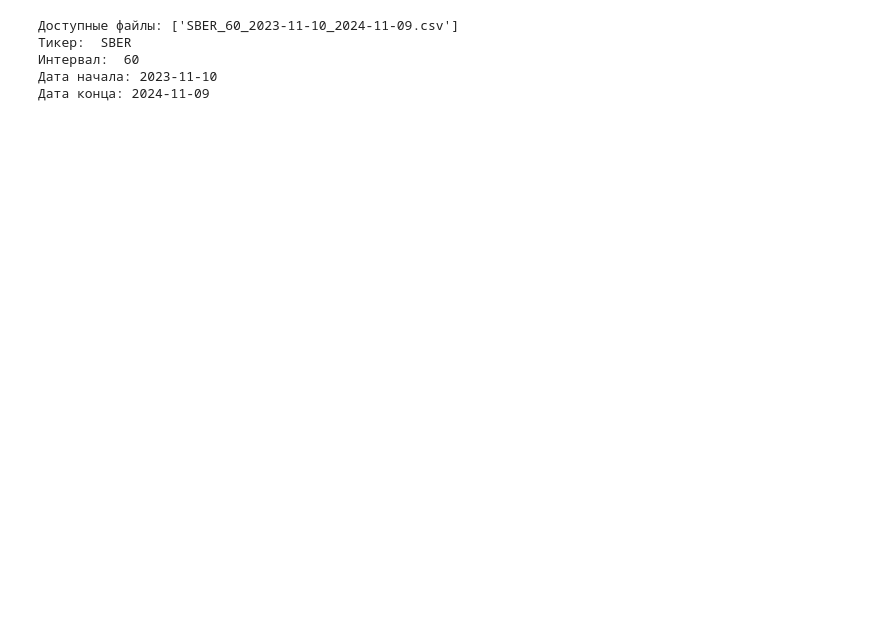
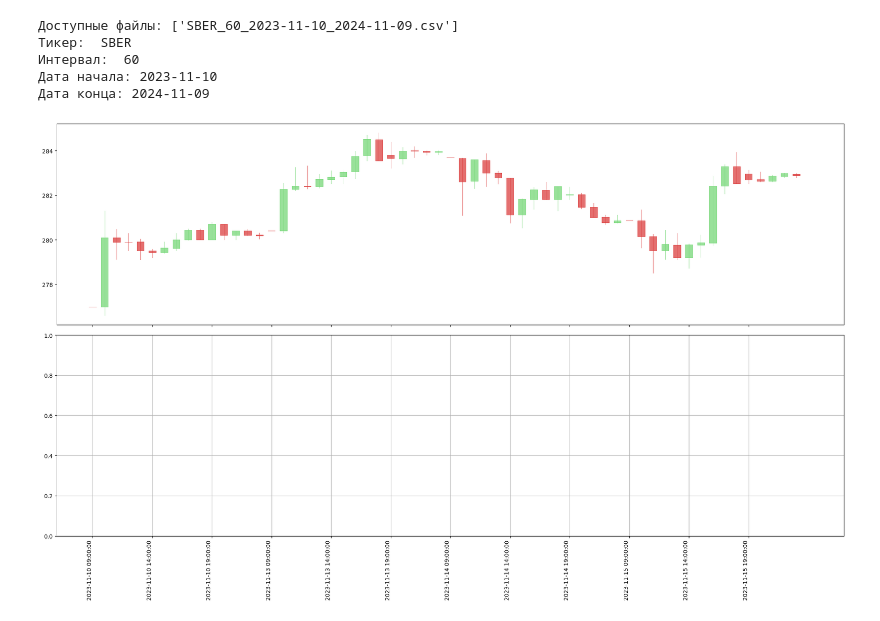
Before and after one commit to FlameDanita/MOEX-analysis, a Jupyter notebook: main.ipynb, the cells around one changed output. Cells and saved outputs as stored; diff of their text form; code cells hidden in the pictures; blank space fills up the shorter version.

```diff
--- a/main.ipynb
+++ b/main.ipynb
@@ -40,11 +63,13 @@ class data:
 # %%
 data = data()
 data.read_csv()
 data.get_info()
+data.plot_table()
 # %% [output]
 Доступные файлы: ['SBER_60_2023-11-10_2024-11-09.csv']
 Тикер:  SBER
 Интервал:  60
 Дата начала: 2023-11-10
 Дата конца: 2024-11-09
+[figure, added]
 # %%
```
Also changed, not shown: parts of 3 cells of this notebook.
